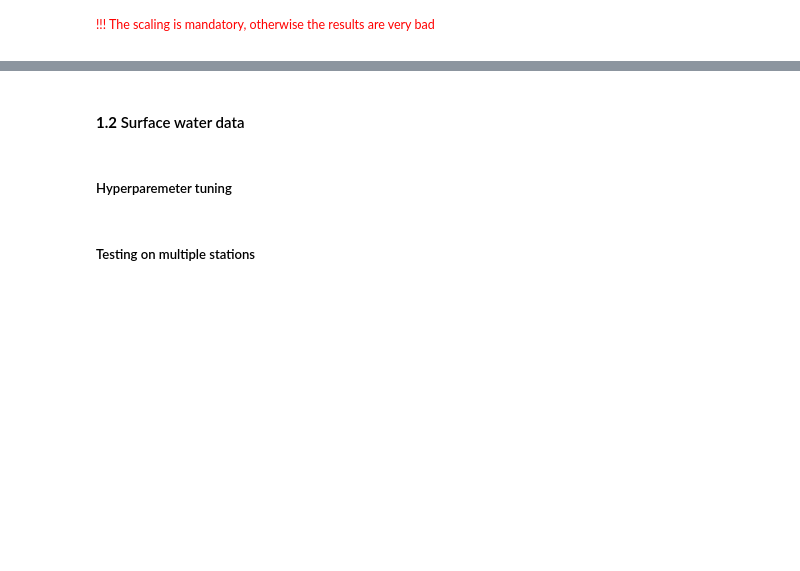
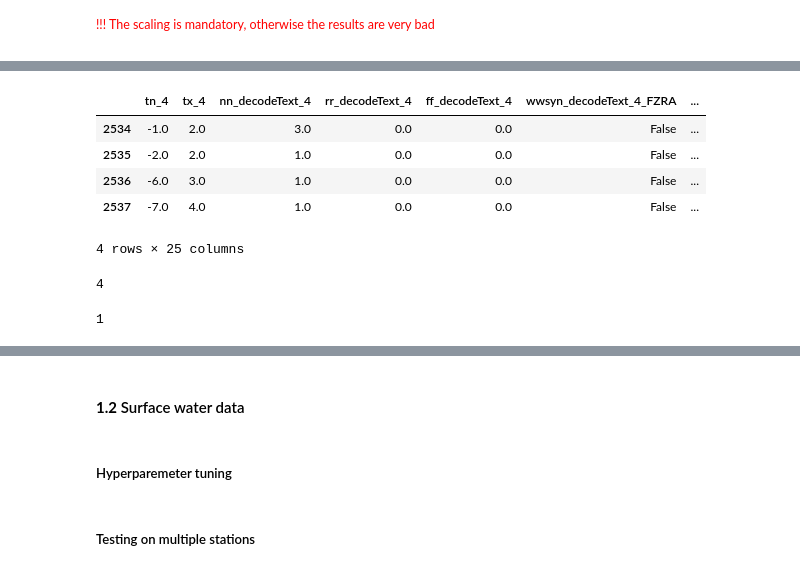
Before and after one commit to rok-klancic/foundation-models, a Jupyter notebook: notebooks/neural-network-multivariate-test.ipynb, the cells around one changed output, grey strips where cells are left out. Saved outputs shown, nothing was run; the diff lists cells and outputs as text; code cells hidden in the pictures; blank space fills up the shorter version.

```diff
--- a/notebooks/neural-network-multivariate-test.ipynb
+++ b/notebooks/neural-network-multivariate-test.ipynb
@@ -656,0 +916,13 @@ for aquifer in aquifers_list:
+# %%
+y[additional_parameters_list[j] + ['ds', 'y', 'unique_id']][-i:futr_df_index]
+# %% [output]
+|  | tn_4 | tx_4 | nn_decodeText_4 | rr_decodeText_4 | ff_decodeText_4 | wwsyn_decodeText_4_FZRA | ... |
+| 2534 | -1.0 | 2.0 | 3.0 | 0.0 | 0.0 | False | ... |
+| 2535 | -2.0 | 2.0 | 1.0 | 0.0 | 0.0 | False | ... |
+| 2536 | -6.0 | 3.0 | 1.0 | 0.0 | 0.0 | False | ... |
+| 2537 | -7.0 | 4.0 | 1.0 | 0.0 | 0.0 | False | ... |
+4 rows × 25 columns
+# %%
+j
+# %% [output]
+4
@@ -657,3 +931,7 @@ for aquifer in aquifers_list:
+# %%
+i
+# %% [output]
+1
 # %%
 # Calculate the average r2 score
 r2_average =  []
```
Also changed, not shown: parts of 20 cells of this notebook, 4 other files.
